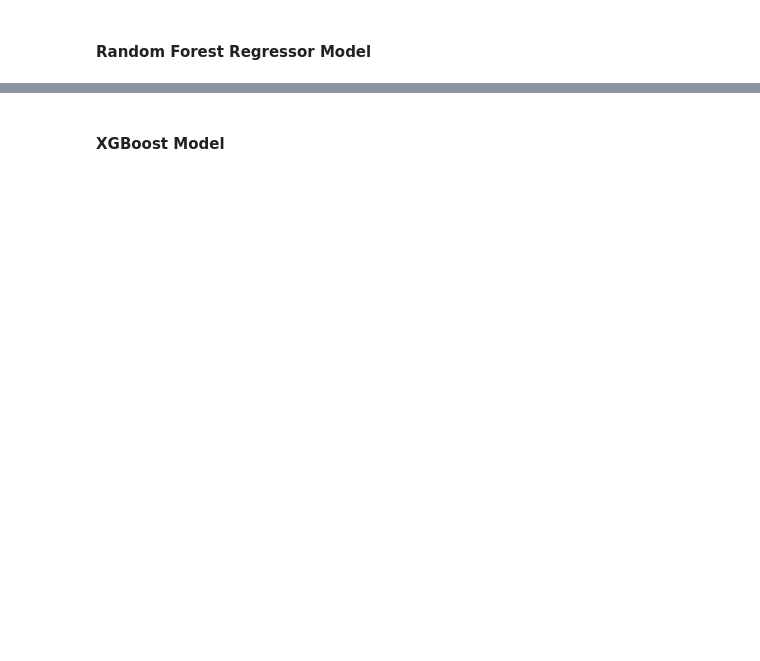
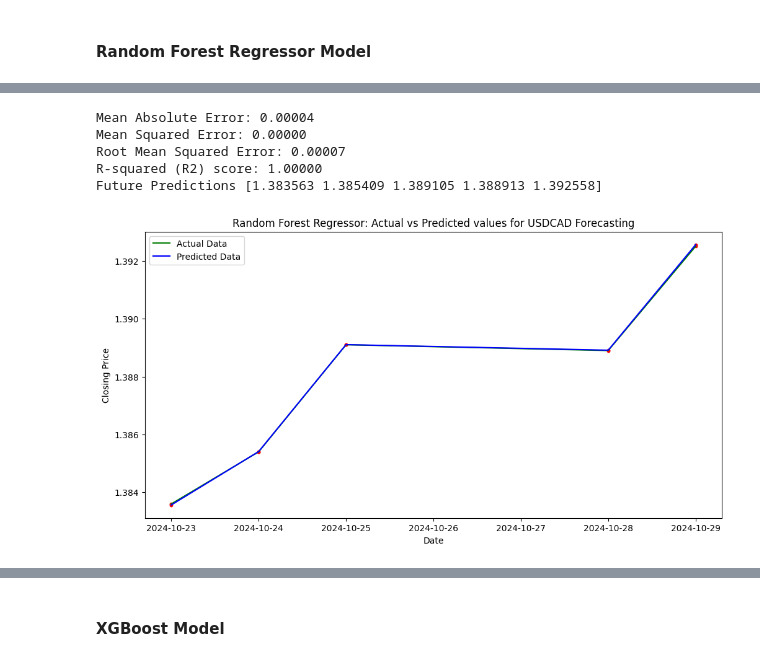
Before and after one commit to Akubue4U/PyProjects, a Jupyter notebook: MyBDAThesis/Akubue Simon - Thesis_Models.ipynb, the cells around one changed output, grey strips where cells are left out. Drawn from its saved outputs; the diff is of its cells as text; code cells hidden in the pictures; blank space fills up the shorter version.

```diff
--- a/MyBDAThesis/Akubue Simon - Thesis_Models.ipynb
+++ b/MyBDAThesis/Akubue Simon - Thesis_Models.ipynb
@@ -530,13 +592,21 @@ R2_Train, R2_Test, Comment  = TestTheModel(model)
 # %%
 %%time
 # Evaluate the model
 y_pred = model.predict(X_test)
 future_predictions = y_pred[-(PredDays):]
+RFR = future_predictions
 
 # Evaluate and Report Accuracy, Predict the future, and Plot the graph.
 ModelCode = 'RFR'
 ModelName = 'Random Forest Regressor'
 Rpt_Evaluate_Plot(CrncyPair, ModelName, ModelCode, R2_Train, R2_Test, Comment, y_train, y_test, y_pred, MaxDate, future_predictions)
 
 # Delete the following objects so as to free the memory, and also Re-Set the objects for the next Model.
 del model, y_pred, future_predictions
+# %% [output]
+Mean Absolute Error: 0.00004
+Mean Squared Error: 0.00000
+Root Mean Squared Error: 0.00007
+R-squared (R2) score: 1.00000
+Future Predictions [1.383563 1.385409 1.389105 1.388913 1.392558]
+[figure, added]
```
Also changed, not shown: parts of 37 cells of this notebook, 2 other files.
